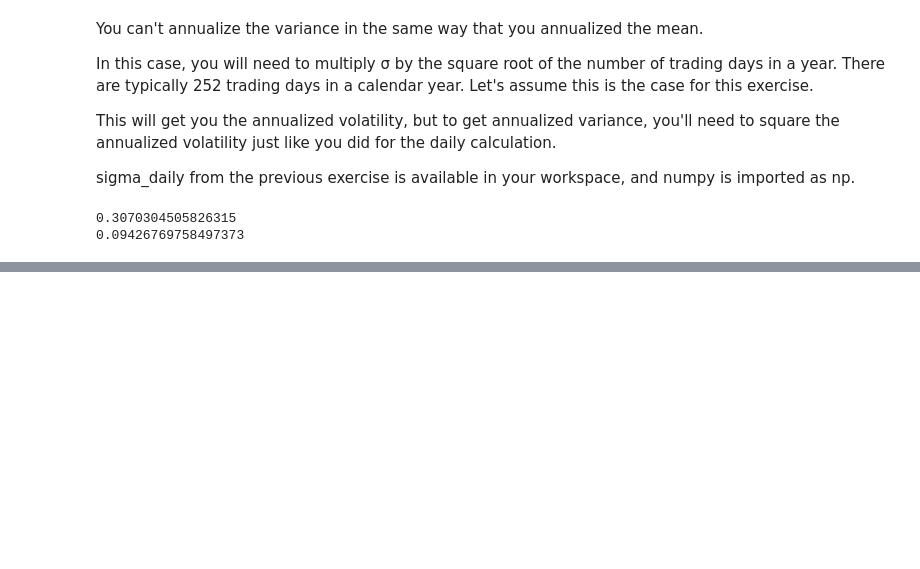
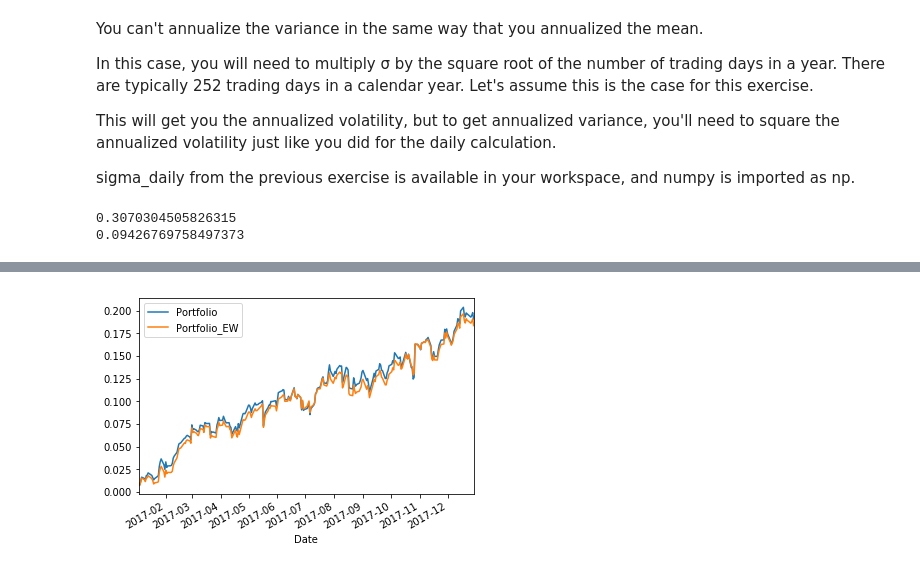
Before and after one commit to guilhermeKodama/FinanceAI, a Jupyter notebook: DataCamp - Intro Portfolio Risk Management/intro_portfolio_risk_management.ipynb, the cells around one changed output, grey strips where cells are left out. Saved outputs shown, nothing was run; the diff lists cells and outputs as text; code cells hidden in the pictures; blank space fills up the shorter version.

```diff
--- a/DataCamp - Intro Portfolio Risk Management/intro_portfolio_risk_management.ipynb
+++ b/DataCamp - Intro Portfolio Risk Management/intro_portfolio_risk_management.ipynb
@@ -139,0 +249,15 @@ print(variance_annualized)
+# %%
+# How many stocks are in your portfolio?
+numstocks = 9
+
+# Create an array of equal weights across all assets
+portfolio_weights_ew = np.repeat(1/9, 9)
+
+# Calculate the equally-weighted portfolio returns
+StockReturns['Portfolio_EW'] = StockReturns.iloc[:, 0:9].mul(portfolio_weights_ew, axis=1).sum(axis=1)
+def cumulative_returns_plot(cols):
+   ((1+StockReturns[cols]).cumprod()-1).plot()
+
+cumulative_returns_plot(['Portfolio', 'Portfolio_EW'])
+# %% [output]
+[figure, added]
```
Also changed, not shown: parts of 89 cells of this notebook, 28 other files.
